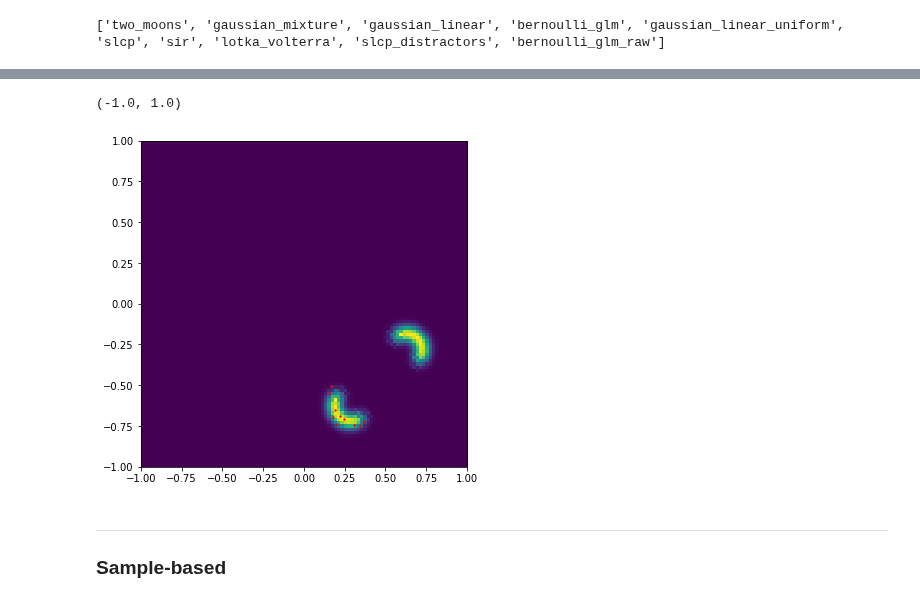
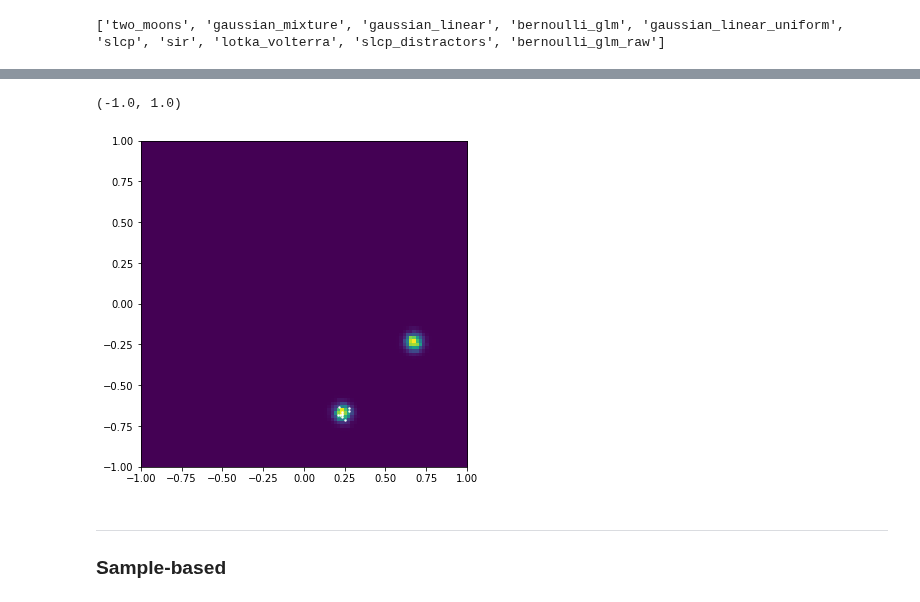
Before and after one commit to mackelab/neuralgbi, a Jupyter notebook: paper/fig2/notebooks/01_grid_posterior.ipynb, the cells around one changed output, grey strips where cells are left out. Saved outputs shown, nothing was run; the diff lists cells and outputs as text; code cells hidden in the pictures.

```diff
--- a/paper/fig2/notebooks/01_grid_posterior.ipynb
+++ b/paper/fig2/notebooks/01_grid_posterior.ipynb
@@ -75,7 +87,5 @@ thetas = make_2d_grid((-1,1), (-1,1), th_res[0], th_res[1])
 # %% [output]
 ['two_moons', 'gaussian_mixture', 'gaussian_linear', 'bernoulli_glm', 'gaussian_linear_uniform', 'slcp', 'sir', 'lotka_volterra', 'slcp_distractors', 'bernoulli_glm_raw']
 # %%
-gl = reference_generalized_likelihood(thetas, x_o, xs, mse_dist, log_prob_fn, beta)
+gl = reference_generalized_loglikelihood(thetas, x_o, xs, mse_dist, log_prob_fn)
 gl = torch.reshape(gl, th_res)
-plt.figure(figsize=(6,6))
-_ = plt.imshow(gl.numpy().T, extent=[-1,1,-1,1], origin='lower')
@@ -83,0 +92,4 @@ _ = plt.imshow(gl.numpy().T, extent=[-1,1,-1,1], origin='lower')
+# %%
+beta = 1
+plt.figure(figsize=(6,6))
+_ = plt.imshow((gl * -beta).exp().numpy().T, extent=[-1,1,-1,1], origin='lower')
@@ -88,27 +102,33 @@ from sbi.utils import BoxUniform
 # %%
 class GBIPotential(BasePotential):
     allow_iid_x = False
-    def __init__(self, prior, x_o, gen_lh_fn):
+    def __init__(self, prior, x_o, gen_llh_fn, beta=1.):
         super().__init__(prior, x_o)
-        self.gen_lh_fn = gen_lh_fn
+        self.gen_llh_fn = gen_llh_fn
 
     def __call__(self, theta, track_gradients = True):
-        return self.gen_lh_fn(theta, self.x_o, xs, mse_dist, log_prob_fn, beta).log() + self.prior.log_prob(theta)
+        # integral based
+        # return -beta * self.gen_llh_fn(theta, self.x_o, xs, mse_dist, log_prob_fn) + self.prior.log_prob(theta)
+
+        # sampled based
+        return -beta * self.gen_llh_fn(theta, self.x_o, mse_dist, simulator, n_per_theta=500) + self.prior.log_prob(theta)
 # %%
+beta = 1000
 prior = BoxUniform(low=torch.Tensor((-1, -1)), high=torch.Tensor((1, 1)))
-gbi_potential = GBIPotential(prior, x_o, reference_generalized_likelihood)
+# gbi_potential = GBIPotential(prior, x_o, reference_generalized_loglikelihood, beta=beta)
+gbi_potential = GBIPotential(prior, x_o, reference_generalized_loglikelihood_sample, beta=beta)
 sampler = MCMCPosterior(gbi_potential, prior)
 # sampler = RejectionPosterior(gbi_potential, prior)
 theta_posterior_samples = sampler.sample((10,))
 theta_np = theta_posterior_samples.numpy()
 # %%
 plt.figure(figsize=(6,6))
-plt.imshow(gl.numpy().T, extent=[-1,1,-1,1], origin='lower')
-plt.plot(theta_np[:,0], theta_np[:,1], 'r.', ms=3, alpha=0.8)
+plt.imshow((-beta*gl).exp().numpy().T, extent=[-1,1,-1,1], origin='lower')
+plt.plot(theta_np[:,0], theta_np[:,1], 'w.', ms=3, alpha=0.8)
 plt.xlim([-1,1]); plt.ylim([-1,1])
 # %% [output]
 (-1.0, 1.0)
-[figure, old version]
+[figure, new version]
 # %% [markdown]
 ---
 ### Sample-based
```
Also changed, not shown: parts of 13 cells of this notebook.
